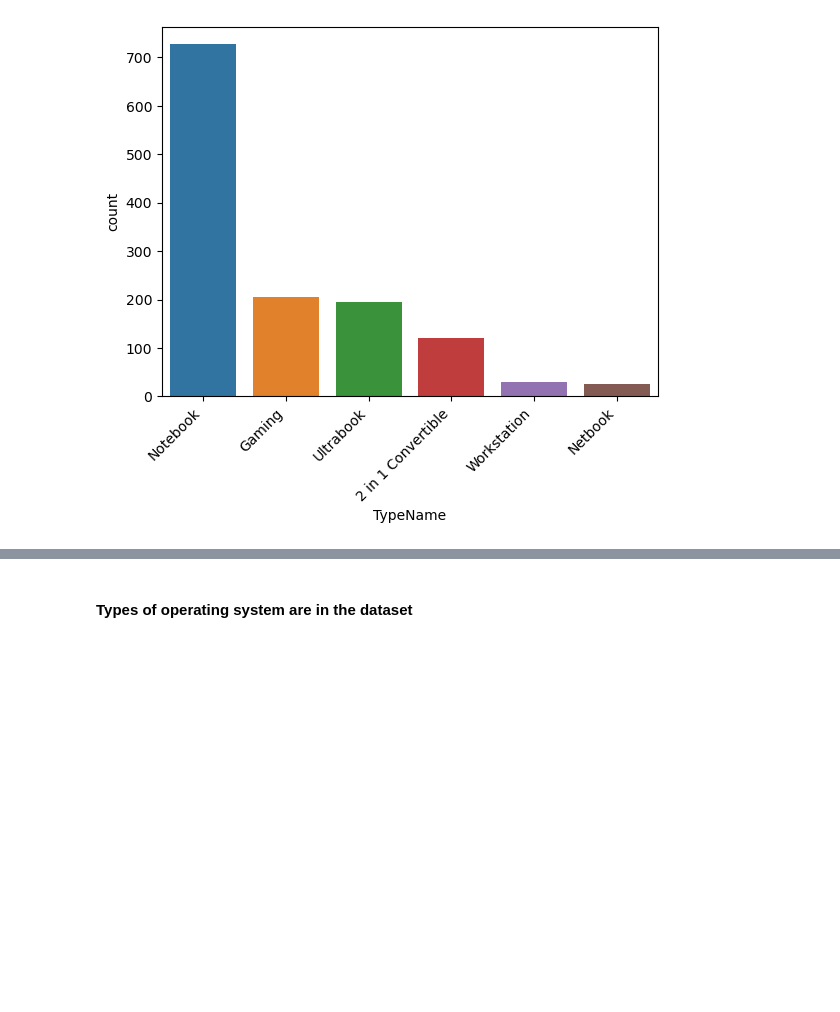
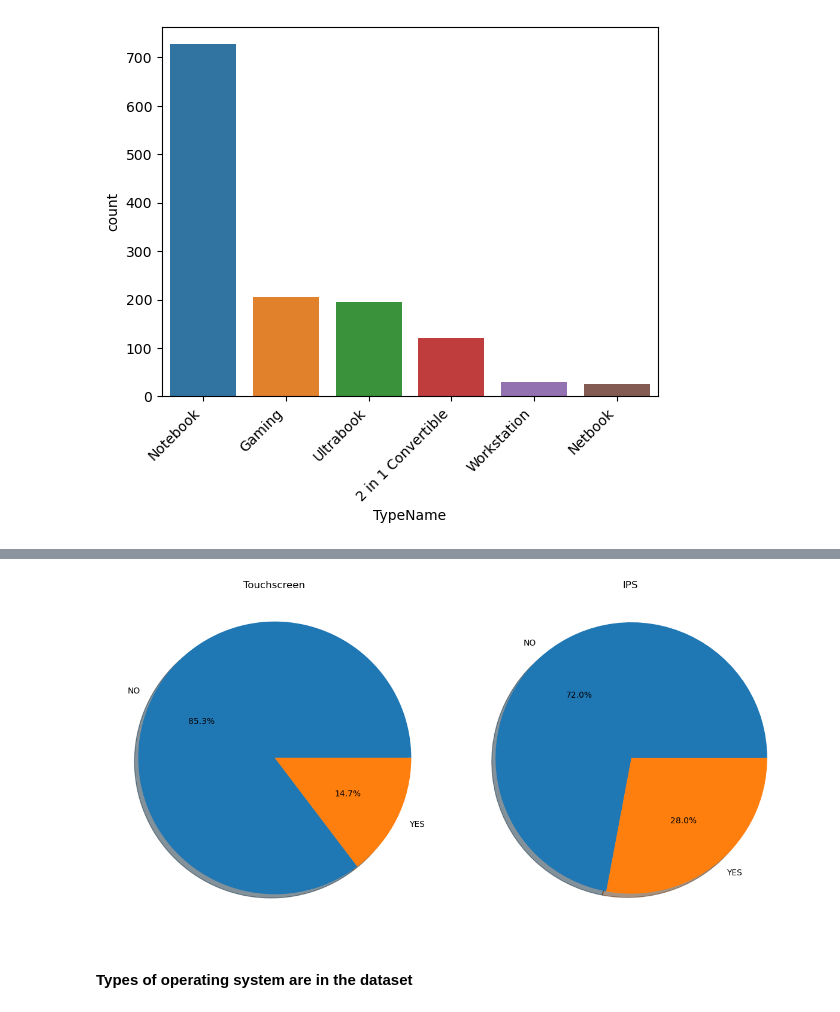
Before and after one commit to MahbubHossainFaisal/Laptop_Price_Predictor, a Jupyter notebook: notebooks/Laptop_price_prediction_EDA.ipynb, the cells around one changed output, grey strips where cells are left out. Drawn from its saved outputs; the diff is of its cells as text; code cells hidden in the pictures; blank space fills up the shorter version.

```diff
--- a/notebooks/Laptop_price_prediction_EDA.ipynb
+++ b/notebooks/Laptop_price_prediction_EDA.ipynb
@@ -456,3 +481,18 @@ plt.show()
+# %%
+fig, axes = plt.subplots(1, 2, figsize=(12, 6))
+
+axes[0].pie(df['Touchscreen'].value_counts(), labels=labels, autopct='%1.1f%%', shadow=True)
+axes[0].set_title('Touchscreen')
+axes[0].axis('equal')
+
+axes[1].pie(df['IPS'].value_counts(), labels=labels, autopct='%1.1f%%', shadow=True)
+axes[1].set_title('IPS')
+axes[1].axis('equal')
+
+plt.tight_layout()
+plt.show()
+# %% [output]
+[figure, added]
 # %% [markdown]
 #### Types of operating system are in the dataset
 # %%
```
Also changed, not shown: parts of 62 cells of this notebook, 1 other file.
